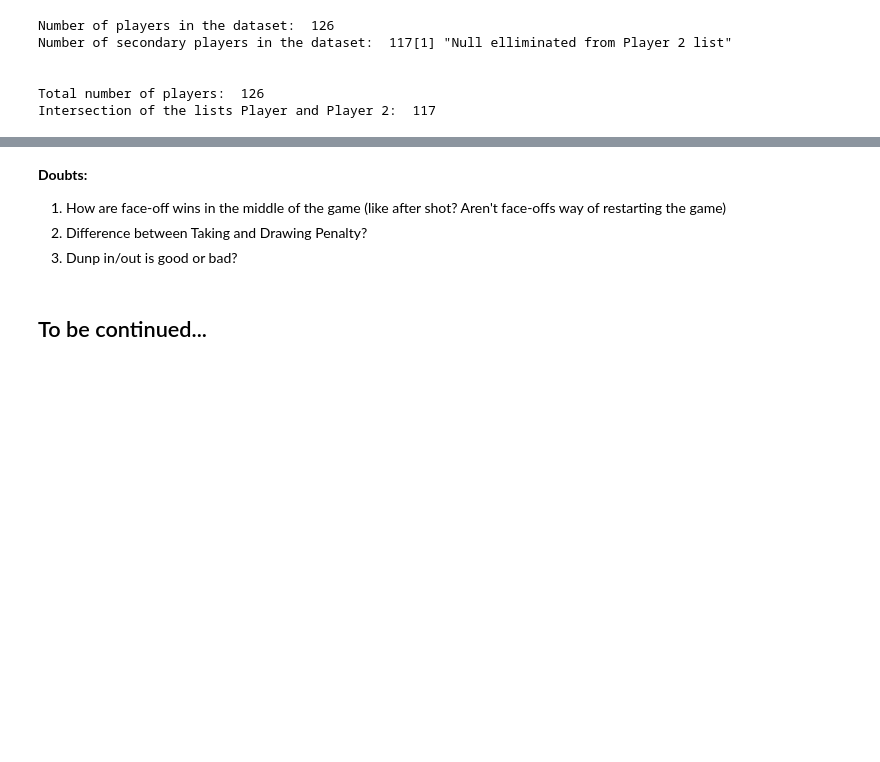
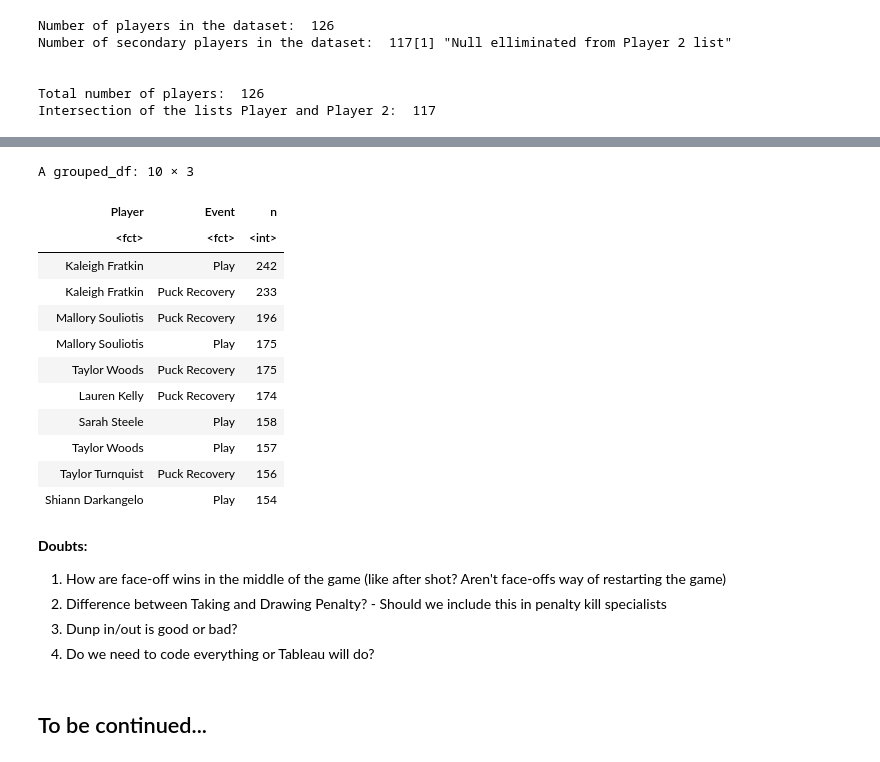
Before and after one commit to Harithap13/Rotman-Summer-NHWL-Datathon, a Jupyter notebook: rsd-nhwl-understanding-data.ipynb, the cells around one changed output, grey strips where cells are left out. Saved outputs shown, nothing was run; the diff lists cells and outputs as text; code cells hidden in the pictures; blank space fills up the shorter version.

```diff
--- a/rsd-nhwl-understanding-data.ipynb
+++ b/rsd-nhwl-understanding-data.ipynb
@@ -314,8 +349,29 @@ A data.frame: 126 × 2
+# %%
+# Count of events per player
+
+head(nhwl_df %>%
+    group_by(Player) %>%
+    count(Event, sort=TRUE), 10)
+# %% [output]
+A grouped_df: 10 × 3
+| Player | Event | n |
+| <fct> | <fct> | <int> |
+| Kaleigh Fratkin | Play | 242 |
+| Kaleigh Fratkin | Puck Recovery | 233 |
+| Mallory Souliotis | Puck Recovery | 196 |
+| Mallory Souliotis | Play | 175 |
+| Taylor Woods | Puck Recovery | 175 |
+| Lauren Kelly | Puck Recovery | 174 |
+| Sarah Steele | Play | 158 |
+| Taylor Woods | Play | 157 |
+| Taylor Turnquist | Puck Recovery | 156 |
+| Shiann Darkangelo | Play | 154 |
 # %% [markdown]
 **Doubts:**
 
 1. How are face-off wins in the middle of the game (like after shot? Aren't face-offs way of restarting the game)
-2. Difference between Taking and Drawing Penalty?
+2. Difference between Taking and Drawing Penalty? - Should we include this in penalty kill specialists
 3. Dunp in/out is good or bad?
+4. Do we need to code everything or Tableau will do?
 # %% [markdown]
 ## To be continued...
```
Also changed, not shown: parts of 4 cells of this notebook.
